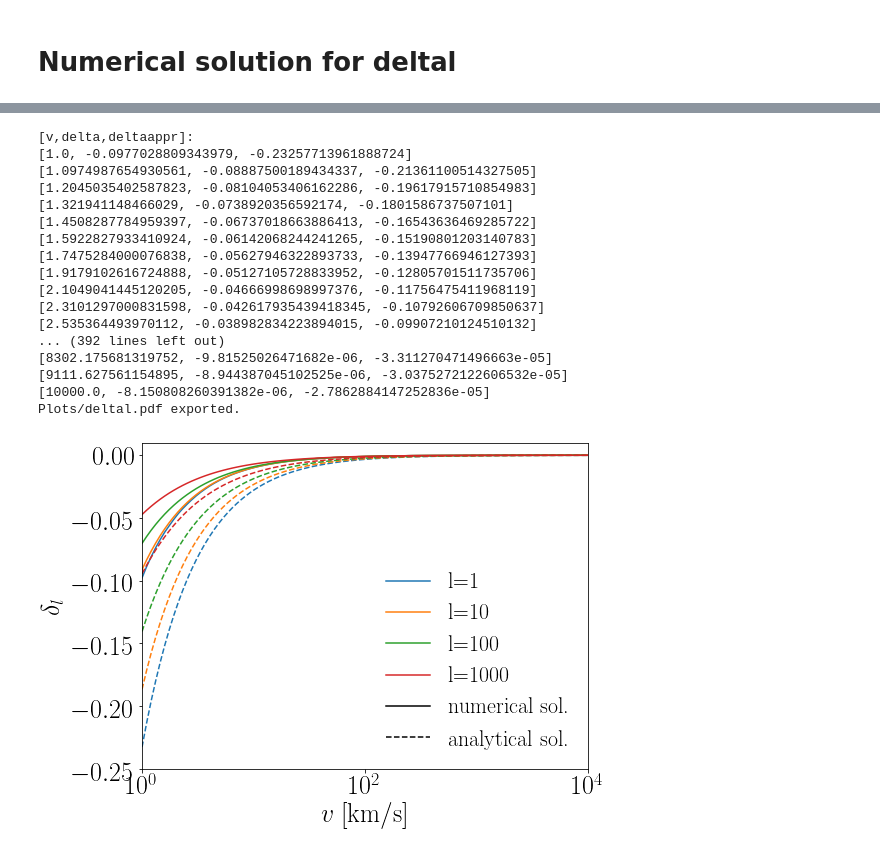
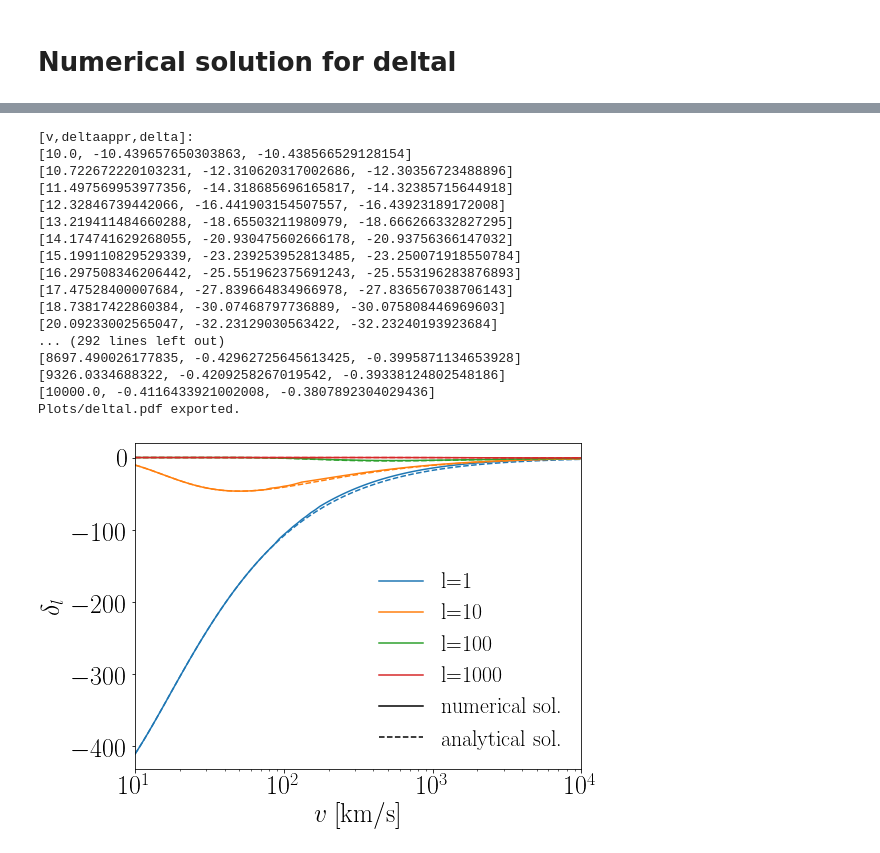
Before and after one commit to LauraSagunski/Self-interaction-cross-section, a Jupyter notebook: Integral_deltal.ipynb, the cells around one changed output, grey strips where cells are left out. Drawn from its saved outputs; the diff is of its cells as text; code cells hidden in the pictures.

```diff
--- a/Integral_deltal.ipynb
+++ b/Integral_deltal.ipynb
@@ -42,7 +43,16 @@ def deltalappr(potential,alphaX,mX,mphi,l,v):
         prefactor=+1.
     elif potential=='repulsive':
         prefactor=-1.
-    k=(mX/2.)*v
+    m=(mX/2.)  #reduced mass m
+    k=m*(v/c) #momentum k
     r0=l/k
-    deltalappr=(-1.)*prefactor*alphaX*(mX/hbar**2)*(kn(0.,mphi*r0)/k)
+    deltalappr=(-1.)*prefactor*alphaX*(m/hbar**2)*(kn(0.,mphi*r0)/k)
     return deltalappr
+
+potential='attractive' #['attractive','repulsive']:
+alphaX=10.**(-2.)
+mX=200 #GeV
+mphi=10**(-3.) #GeV.
+l=1
+v=10 #km/s
+print(deltalappr(potential,alphaX,mX,mphi,l,v))
@@ -61,17 +73,17 @@ def U(potential,alphaX,mphi,r):
 def deltal(potential,alphaX,mX,mphi,l,v):
     #_____Relations_____
     m=(mX/2.)  #reduced mass m
-    k=m*v #momentum k
+    k=m*(v/c) #momentum k
     E=(hbar**2.*k**2.)/(2.*m) #kinetic energy
     #_____deltal integral_____
     #def integrand(r):
     #    return -(mX/hbar**2)*(U(potential,alphaX,mphi,r)/np.sqrt(k**2.-((l+1./2.)**2./r**2.)))
     #def integrand(r):
-    #    return (1./hbar)*np.sqrt(hbar**2.*k**2.-2.*m*U(potential,alphaX,mphi,r)-(hbar**2.*(l+1./2.)**2.)/r**2.)-k
+    #    return (1./hbar)*np.sqrt(hbar**2.*k**2.-2.*m*U(potential,alphaX,mphi,r)-(hbar**2.*(l+1./2.)**2.)/r**2.)-k ###Doesn't work well. Numerically very unstable.
     def integrand(r):
         x=1.-(r0**2./r**2)
         #x=k**2.-((l+1./2.)**2./r**2.)
-        y=U(potential,alphaX,mphi,r)/E
+        y=U(potential,alphaX,mphi,r)/(E*c**2)
         #y=2*m*U(potential,alphaX,mphi,r)
         #print([x,y])
         #print([np.sqrt(x-y),np.sqrt(x)])
@@ -79,10 +91,11 @@ def deltal(potential,alphaX,mX,mphi,l,v):
         #print([np.sqrt(1-y/x),1.])
         return np.sqrt(x)*(np.sqrt(1-y/x)-1.)
     r0=l/k
-    rmax=10**4.*r0 #Value cannot be smaller than this for l=1. Otherwise r0>rmax.
+    #rmax=10**6 #.*r0 #Value cannot be smaller than this for l=1. Otherwise r0>rmax.
+    rmax=10**2.*r0 #Value cannot be smaller than this for l=1. Otherwise r0>rmax.
     logging=False
     if logging:
-        print([r0,rmax])
+        print([r0,rmax,rmax/r0])
         pl.xscale('log')
         #pl.yscale('log')
         Rvals=np.logspace(np.log10(r0),np.log10(rmax),50)
@@ -97,15 +110,15 @@ def deltal(potential,alphaX,mX,mphi,l,v):
     #deltal=deltalintegral+(1./2.)*np.pi*(l+(1./2.))-k*r0
     #print([deltalintegral,(1./2.)*np.pi*(l+(1./2.))-k*r0])
     deltalintegral=integrate.quad(integrand,r0,rmax,limit=200)[0] #,limit=200
-    deltal=k*deltalintegral
+    deltal=k*c**2*deltalintegral
     return deltal
 
 potential='attractive' #['attractive','repulsive']:
 alphaX=10.**(-2.)
 mX=200 #GeV
 mphi=10**(-3.) #GeV.
-l=1
-v=10
+l=1.
+v=10. #km/s
+print(deltalappr(potential,alphaX,mX,mphi,l,v))
 print(deltal(potential,alphaX,mX,mphi,l,v))
-print(deltalappr(potential,alphaX,mX,mphi,l,v))
 # %% [output]
@@ -115,25 +127,27 @@ print(deltalappr(potential,alphaX,mX,mphi,l,v))
 # %%
-vvals=np.logspace(np.log10(1.),np.log10(10.**4.),100)
+#vvals=np.logspace(np.log10(1.),np.log10(10.**4.),100)
+vvals=np.logspace(np.log10(10.),np.log10(10.**4.),100)
 # %%
 potential='attractive' #['attractive','repulsive']:
 alphaX=10.**(-2.)
 mX=200 #GeV
 mphi=10**(-3.) #GeV.
 lvals=[1,10,100,1000]
+#lvals=[1000]
 
 pl.figure(figsize=(8,6))
 for i in range(0,len(lvals)):
     l=lvals[i]
-    #print('l='+str(l))
+    print('l='+str(l))
     color='C'+str(i)
     deltalvals=np.array([deltal(potential,alphaX,mX,mphi,l,v) for v in vvals])
     print()
     deltalapprvals=np.array([deltalappr(potential,alphaX,mX,mphi,l,v) for v in vvals])
     logging=True
     if logging==True:
-        print('[v,delta,deltaappr]:')
+        print('[v,deltaappr,delta]:')
         for i in range(0,len(vvals)):
-            print([vvals[i],deltalvals[i],deltalapprvals[i]])
+            print([vvals[i],deltalapprvals[i],deltalvals[i]])
     pl.plot(vvals,deltalvals,linestyle='-',label='l='+str(l),color=color)
     pl.plot(vvals,deltalapprvals,linestyle='--')
     if l==lvals[-1]:
@@ -142,7 +156,7 @@ for i in range(0,len(lvals)):
 
 
 pl.xlim([vvals[0],vvals[-1]])
-pl.ylim([-0.25,0.01])
+#pl.ylim([-0.25,0.01])
 pl.xscale('log')
 #pl.yscale('log')
 pl.xlabel(r'$v\;{\rm [km/s]}$',fontsize=fontsize)
@@ -156,21 +186,21 @@ pl.show()
-[v,delta,deltaappr]:
-[1.0, -0.0977028809343979, -0.23257713961888724]
-[1.0974987654930561, -0.08887500189434337, -0.21361100514327505]
-[1.2045035402587823, -0.08104053406162286, -0.19617915710854983]
-[1.321941148466029, -0.0738920356592174, -0.1801586737507101]
-[1.4508287784959397, -0.06737018663886413, -0.16543636469285722]
-[1.5922827933410924, -0.06142068244241265, -0.15190801203140783]
-[1.7475284000076838, -0.05627946322893733, -0.13947766946127393]
-[1.9179102616724888, -0.05127105728833952, -0.12805701511735706]
-[2.1049041445120205, -0.04666998698997376, -0.11756475411968119]
-[2.3101297000831598, -0.042617935439418345, -0.10792606709850637]
-[2.535364493970112, -0.038982834223894015, -0.09907210124510132]
-... (392 lines left out)
-[8302.175681319752, -9.81525026471682e-06, -3.311270471496663e-05]
-[9111.627561154895, -8.944387045102525e-06, -3.0375272122606532e-05]
-[10000.0, -8.150808260391382e-06, -2.7862884147252836e-05]
+[v,deltaappr,delta]:
+[10.0, -10.439657650303863, -10.438566529128154]
+[10.722672220103231, -12.310620317002686, -12.30356723488896]
+[11.497569953977356, -14.318685696165817, -14.32385715644918]
+[12.32846739442066, -16.441903154507557, -16.43923189172008]
+[13.219411484660288, -18.65503211980979, -18.666266332827295]
+[14.174741629268055, -20.930475602666178, -20.93756366147032]
+[15.199110829529339, -23.239253952813485, -23.250071918550784]
+[16.297508346206442, -25.551962375691243, -25.553196283876893]
+[17.47528400007684, -27.839664834966978, -27.836567038706143]
+[18.73817422860384, -30.07468797736889, -30.075808446969603]
+[20.09233002565047, -32.23129030563422, -32.23240193923684]
+... (292 lines left out)
+[8697.490026177835, -0.42962725645613425, -0.3995871134653928]
+[9326.0334688322, -0.4209258267019542, -0.39338124802548186]
+[10000.0, -0.4116433921002008, -0.3807892304029436]
 Plots/deltal.pdf exported.
-[figure, old version]
+[figure, new version]
 # %%
 # potential='attractive' #['attractive','repulsive']:
 # alphaX=10.**(-2.)
```
Also changed, not shown: parts of 9 cells of this notebook, 1 other file.
